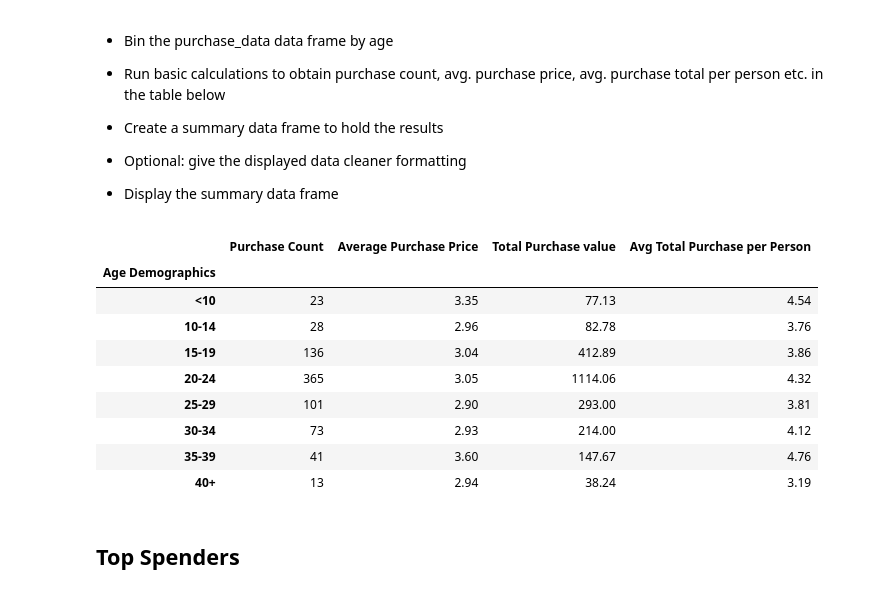
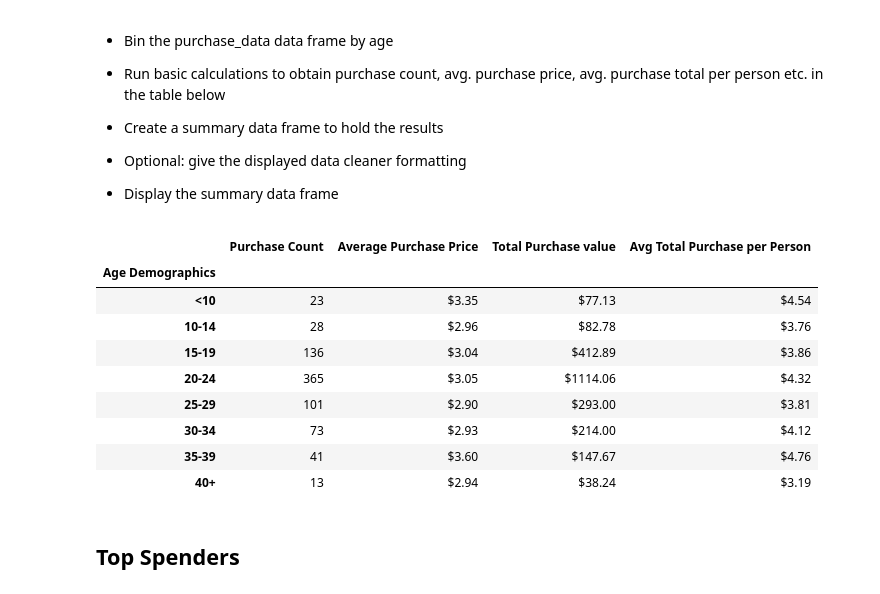
Before and after one commit to stoneGA1992/pandas-challenge, a Jupyter notebook: HeroesOfPymoli/HeroesOfPymoli_starter.ipynb, the cells around one changed output. Drawn from its saved outputs; the diff is of its cells as text; code cells hidden in the pictures.

```diff
--- a/HeroesOfPymoli/HeroesOfPymoli_starter.ipynb
+++ b/HeroesOfPymoli/HeroesOfPymoli_starter.ipynb
@@ -285,43 +287,45 @@ purchase_count2 = age_group["Item Name"].count()
 avg_purchase2 = age_group["Price"].mean()
 
 total_purchase2 = age_group["Price"].sum()
 
 unique_count2 = age_group["SN"].nunique()
 
 avg_purchase_per_person2 = (total_purchase2 / unique_count2)
 
 
 
 #Create the Dataframe
 
 purchasing_analysis_age =pd.DataFrame({"Purchase Count": purchase_count2,
                                    "Average Purchase Price": avg_purchase2,
                                    "Total Purchase value": total_purchase2,
                                     "Avg Total Purchase per Person": avg_purchase_per_person2})
 
 purchasing_analysis_age
 
 
 
 
 #Formatting
 
-purchasing_analysis_age["Average Purchase Price"] = purchasing_analysis_age["Average Purchase Price"].map("{:.2f}".format)
+purchasing_analysis_age["Average Purchase Price"] = purchasing_analysis_age["Average Purchase Price"].map("${:.2f}".format)
 
-purchasing_analysis_age["Avg Total Purchase per Person"] = purchasing_analysis_age["Avg Total Purchase per Person"].map("{:.2f}".format)
+purchasing_analysis_age["Total Purchase value"] = purchasing_analysis_age["Total Purchase value"].map("${:.2f}".format)
+
+purchasing_analysis_age["Avg Total Purchase per Person"] = purchasing_analysis_age["Avg Total Purchase per Person"].map("${:.2f}".format)
 
 purchasing_analysis_age
 # %% [output]
 |  | Purchase Count | Average Purchase Price | Total Purchase value | Avg Total Purchase per Person |
 | Age Demographics |  |  |  |  |
-| <10 | 23 | 3.35 | 77.13 | 4.54 |
-| 10-14 | 28 | 2.96 | 82.78 | 3.76 |
-| 15-19 | 136 | 3.04 | 412.89 | 3.86 |
-| 20-24 | 365 | 3.05 | 1114.06 | 4.32 |
-| 25-29 | 101 | 2.90 | 293.00 | 3.81 |
-| 30-34 | 73 | 2.93 | 214.00 | 4.12 |
-| 35-39 | 41 | 3.60 | 147.67 | 4.76 |
-| 40+ | 13 | 2.94 | 38.24 | 3.19 |
+| <10 | 23 | $3.35 | $77.13 | $4.54 |
+| 10-14 | 28 | $2.96 | $82.78 | $3.76 |
+| 15-19 | 136 | $3.04 | $412.89 | $3.86 |
+| 20-24 | 365 | $3.05 | $1114.06 | $4.32 |
+| 25-29 | 101 | $2.90 | $293.00 | $3.81 |
+| 30-34 | 73 | $2.93 | $214.00 | $4.12 |
+| 35-39 | 41 | $3.60 | $147.67 | $4.76 |
+| 40+ | 13 | $2.94 | $38.24 | $3.19 |
 # %% [markdown]
 ## Top Spenders
 # %% [markdown]
```
Also changed, not shown: parts of 2 cells of this notebook.
